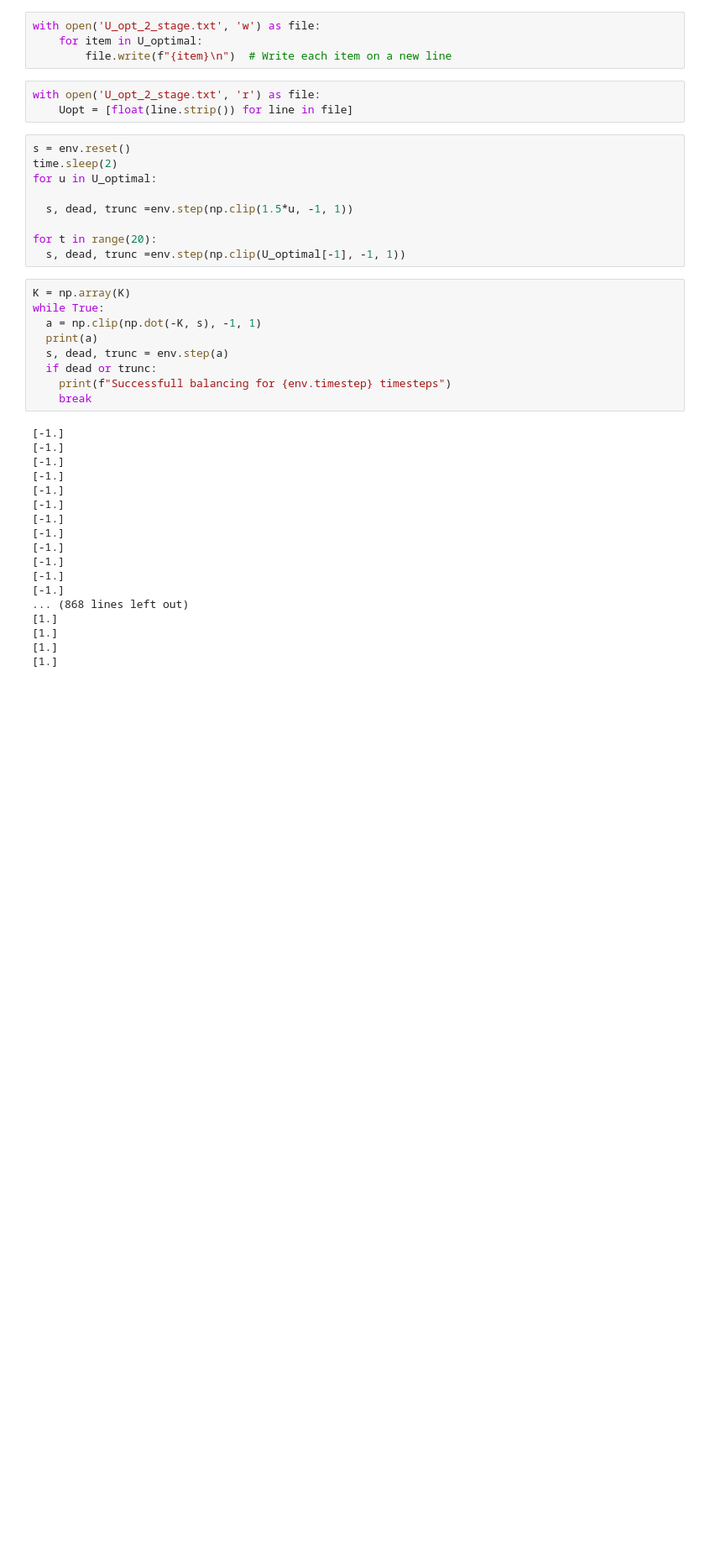
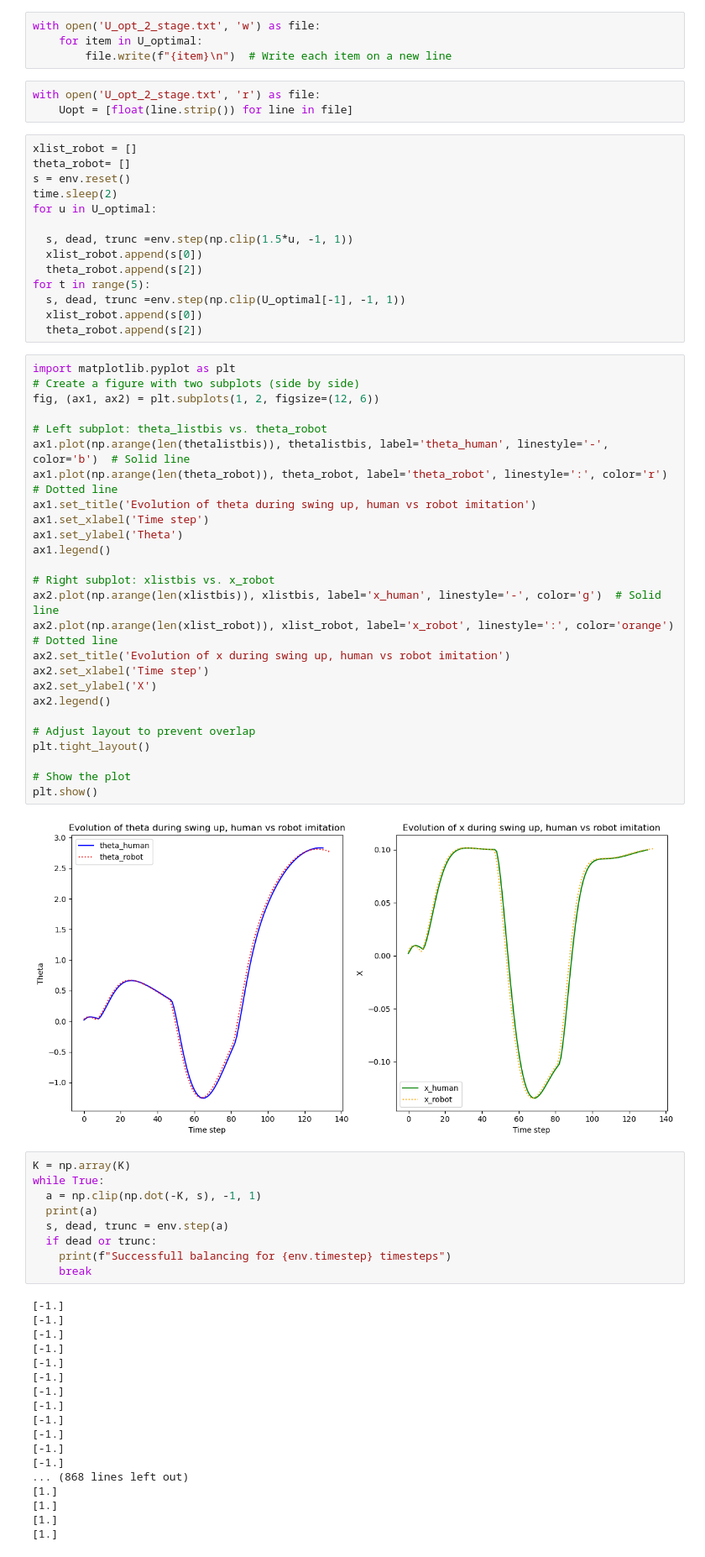
Before and after one commit to Meltout/learning-pendulum-swingup, a Jupyter notebook: notebook_trial.ipynb, the cells around one changed output. Shown at 84% size. Cells and saved outputs as stored; diff of their text form; blank space fills up the shorter version.

```diff
--- a/notebook_trial.ipynb
+++ b/notebook_trial.ipynb
@@ -817,14 +817,47 @@ with open('U_opt_2_stage.txt', 'w') as file:
 with open('U_opt_2_stage.txt', 'r') as file:
     Uopt = [float(line.strip()) for line in file]
 # %%
+xlist_robot = []
+theta_robot= []
 s = env.reset()
 time.sleep(2)
 for u in U_optimal:
 
   s, dead, trunc =env.step(np.clip(1.5*u, -1, 1))
-
-for t in range(20):
+  xlist_robot.append(s[0])
+  theta_robot.append(s[2])
+for t in range(5):
   s, dead, trunc =env.step(np.clip(U_optimal[-1], -1, 1))
+  xlist_robot.append(s[0])
+  theta_robot.append(s[2])
+# %%
+import matplotlib.pyplot as plt
+# Create a figure with two subplots (side by side)
+fig, (ax1, ax2) = plt.subplots(1, 2, figsize=(12, 6))
+
+# Left subplot: theta_listbis vs. theta_robot
+ax1.plot(np.arange(len(thetalistbis)), thetalistbis, label='theta_human', linestyle='-', color='b')  # Solid line
+ax1.plot(np.arange(len(theta_robot)), theta_robot, label='theta_robot', linestyle=':', color='r')  # Dotted line
+ax1.set_title('Evolution of theta during swing up, human vs robot imitation')
+ax1.set_xlabel('Time step')
+ax1.set_ylabel('Theta')
+ax1.legend()
+
+# Right subplot: xlistbis vs. x_robot
+ax2.plot(np.arange(len(xlistbis)), xlistbis, label='x_human', linestyle='-', color='g')  # Solid line
+ax2.plot(np.arange(len(xlist_robot)), xlist_robot, label='x_robot', linestyle=':', color='orange')  # Dotted line
+ax2.set_title('Evolution of x during swing up, human vs robot imitation')
+ax2.set_xlabel('Time step')
+ax2.set_ylabel('X')
+ax2.legend()
+
+# Adjust layout to prevent overlap
+plt.tight_layout()
+
+# Show the plot
+plt.show()
+# %% [output]
+[figure, added]
 # %%
 K = np.array(K)
 while True:
```
Also changed, not shown: parts of 4 cells of this notebook, 26 other files.
